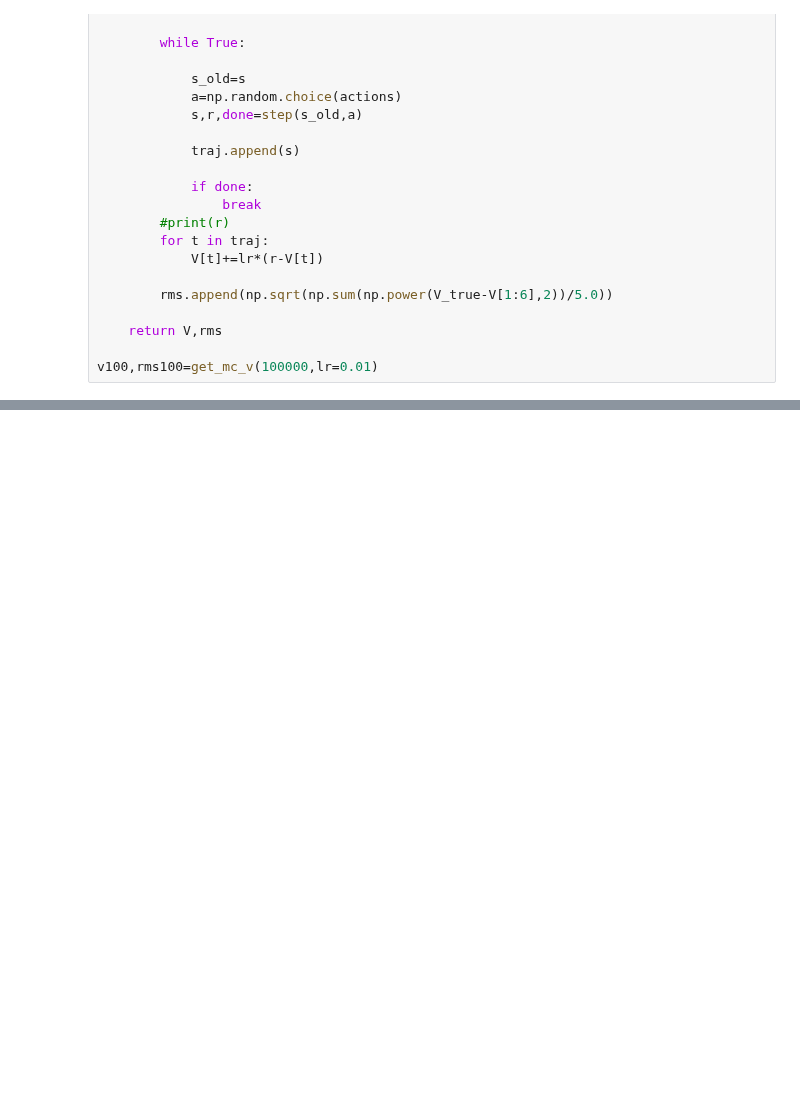
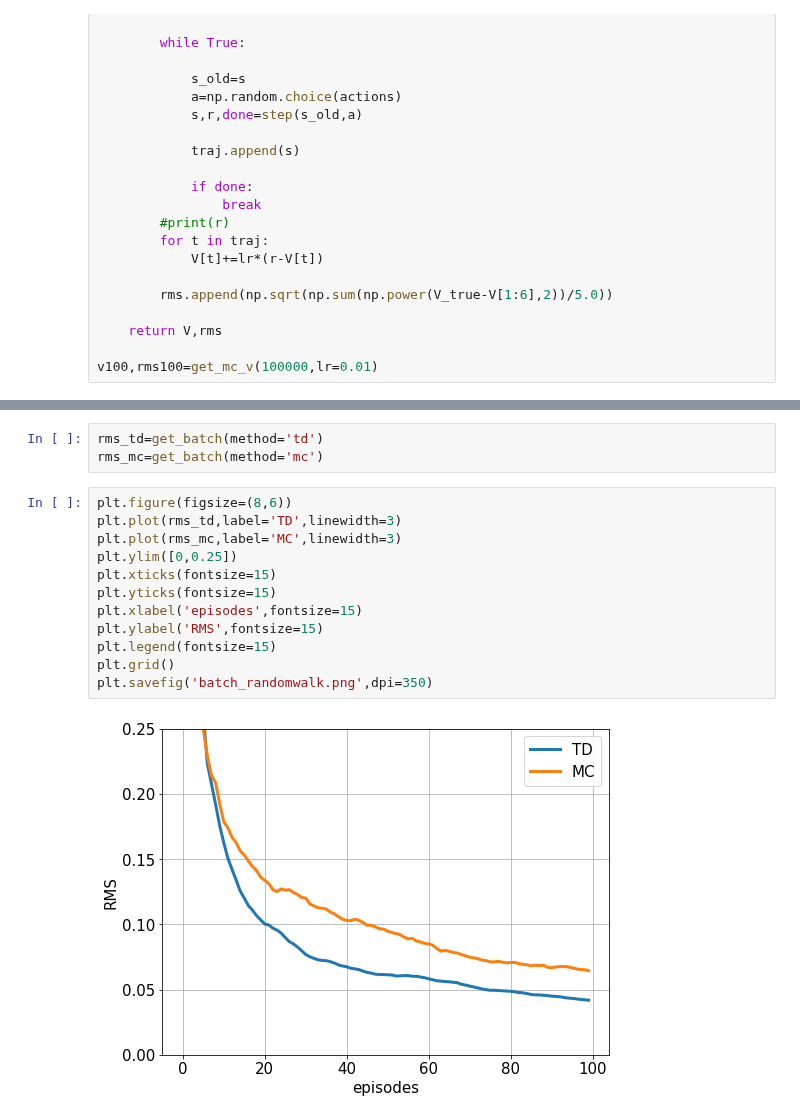
Before and after one commit to ha5ha6/judy_blog, a Jupyter notebook: _notebooks/randomwalk.ipynb, the cells around one changed output, grey strips where cells are left out. Cells and saved outputs as stored; diff of their text form; blank space fills up the shorter version.

```diff
--- a/_notebooks/randomwalk.ipynb
+++ b/_notebooks/randomwalk.ipynb
@@ -133,0 +196,17 @@ plt.savefig('td_mc_randomwalk.png',dpi=350)
+# %%
+rms_td=get_batch(method='td')
+rms_mc=get_batch(method='mc')
+# %%
+plt.figure(figsize=(8,6))
+plt.plot(rms_td,label='TD',linewidth=3)
+plt.plot(rms_mc,label='MC',linewidth=3)
+plt.ylim([0,0.25])
+plt.xticks(fontsize=15)
+plt.yticks(fontsize=15)
+plt.xlabel('episodes',fontsize=15)
+plt.ylabel('RMS',fontsize=15)
+plt.legend(fontsize=15)
+plt.grid()
+plt.savefig('batch_randomwalk.png',dpi=350)
+# %% [output]
+[figure, added]
```
Also changed, not shown: parts of 4 cells of this notebook, 10 other files.
